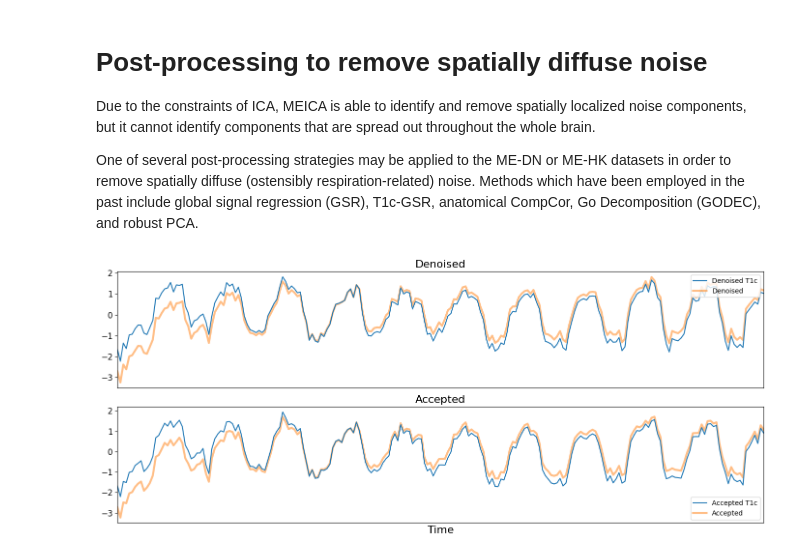
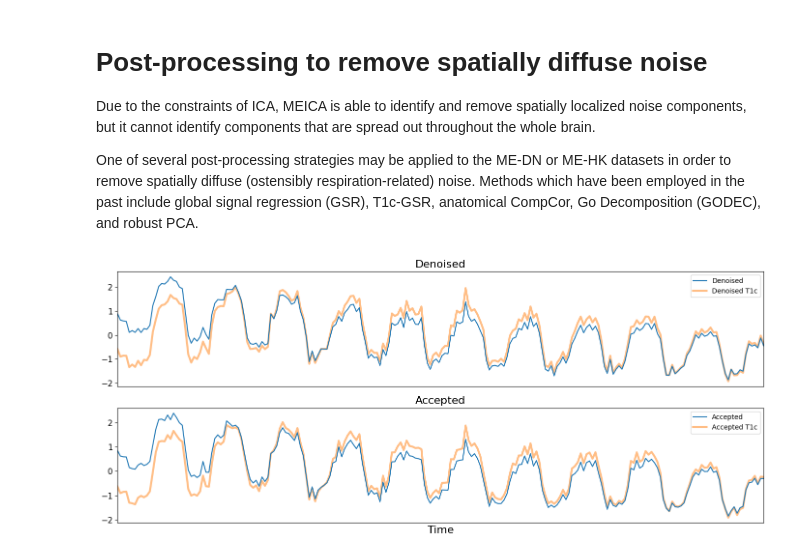
Before and after one commit to ME-ICA/tedana, a Jupyter notebook: docs/notebooks/plot_approach_figures.ipynb, the cells around one changed output. Saved outputs shown, nothing was run; the diff lists cells and outputs as text; code cells hidden in the pictures.

```diff
--- a/docs/notebooks/plot_approach_figures.ipynb
+++ b/docs/notebooks/plot_approach_figures.ipynb
@@ -62,6 +62,9 @@ echo_times = np.array([9.58, 21.95, 34.32, 46.69, 59.06, 71.43, 83.8, 96.17])
 
 adaptive_mask_file = op.join(TED_DIR, 'sub-pilot_task-checkerboard_desc-adaptiveGoodSignal_mask.nii.gz')
 mask = image.math_img('img >= 3', img=adaptive_mask_file)
+
+# Global signal
+global_signal = pd.read_table(op.join(TED_DIR, "sub-pilot_task-checkerboard_desc-globalSignal_timeseries.tsv"))
 
 # Optimally combined data
 oc = masking.apply_mask(op.join(TED_DIR, 'sub-pilot_task-checkerboard_desc-optcom_bold.nii.gz'), mask)
@@ -99,8 +102,8 @@ dn_t1c_data = masking.apply_mask(op.join(TED_DIR, 'sub-pilot_task-checkerboard_d
 hk_t1c_data = masking.apply_mask(op.join(TED_DIR, 'sub-pilot_task-checkerboard_desc-optcomAcceptedMIRDenoised_bold.nii.gz'), mask)
 
 # Get voxel index for most related to checkerboard component (found from viewing report)
-checkerboard_component = np.abs(beta_maps[46, :])
-voxel_idx = np.abs(checkerboard_component - np.percentile(checkerboard_component, q=99.5)).argmin()
+checkerboard_component = np.abs(beta_maps[99, :])
+voxel_idx = np.abs(checkerboard_component - np.percentile(checkerboard_component, q=99.6)).argmin()
 
 # load data
 data = [masking.apply_mask(f, mask) for f in files]
@@ -590,23 +608,23 @@ One of several post-processing strategies may be applied to the ME-DN or ME-HK d
 # %%
 dn_t1c_data_z = (dn_t1c_data - np.mean(dn_t1c_data, axis=0)) / np.std(dn_t1c_data, axis=0)
 hk_t1c_data_z = (hk_t1c_data - np.mean(hk_t1c_data, axis=0)) / np.std(hk_t1c_data, axis=0)
 
 fig, axes = plt.subplots(2, sharex=True, figsize=(14, 6))
-axes[0].plot(dn_t1c_data_z[:, voxel_idx], label='Denoised T1c')
-axes[0].plot(dn_data_z[:, voxel_idx], label='Denoised', alpha=0.5, linewidth=3, zorder=0.)
+axes[0].plot(dn_data_z[:, voxel_idx], label='Denoised')
+axes[0].plot(dn_t1c_data_z[:, voxel_idx], label='Denoised T1c', alpha=0.5, linewidth=3, zorder=0.)
 axes[0].set_title('Denoised', fontsize=16)
 legend = axes[0].legend(frameon=True, loc='upper right')
 
-axes[1].plot(hk_t1c_data_z[:, voxel_idx], label='Accepted T1c')
-axes[1].plot(hk_data_z[:, voxel_idx], label='Accepted', alpha=0.5, linewidth=3, zorder=0.)
+axes[1].plot(hk_data_z[:, voxel_idx], label='Accepted')
+axes[1].plot(hk_t1c_data_z[:, voxel_idx], label='Accepted T1c', alpha=0.5, linewidth=3, zorder=0.)
 axes[1].set_title('Accepted', fontsize=16)
 legend = axes[1].legend(frameon=True)
 axes[0].set_xlim(0, oc_z.shape[0]-1)
 axes[1].set_xticks([])
 axes[1].set_xlabel('Time', fontsize=16)
 axes[0].tick_params(axis='both', which='major', labelsize=12)
 axes[1].tick_params(axis='both', which='major', labelsize=12)
 fig.tight_layout()
 fig.savefig(op.join(OUT_DIR, 'a16_t1c_denoised_data_timeseries.png'), dpi=400)
 # %% [output]
-[figure, old version]
+[figure, new version]
```
Also changed, not shown: parts of 17 cells of this notebook, 17 other files.
